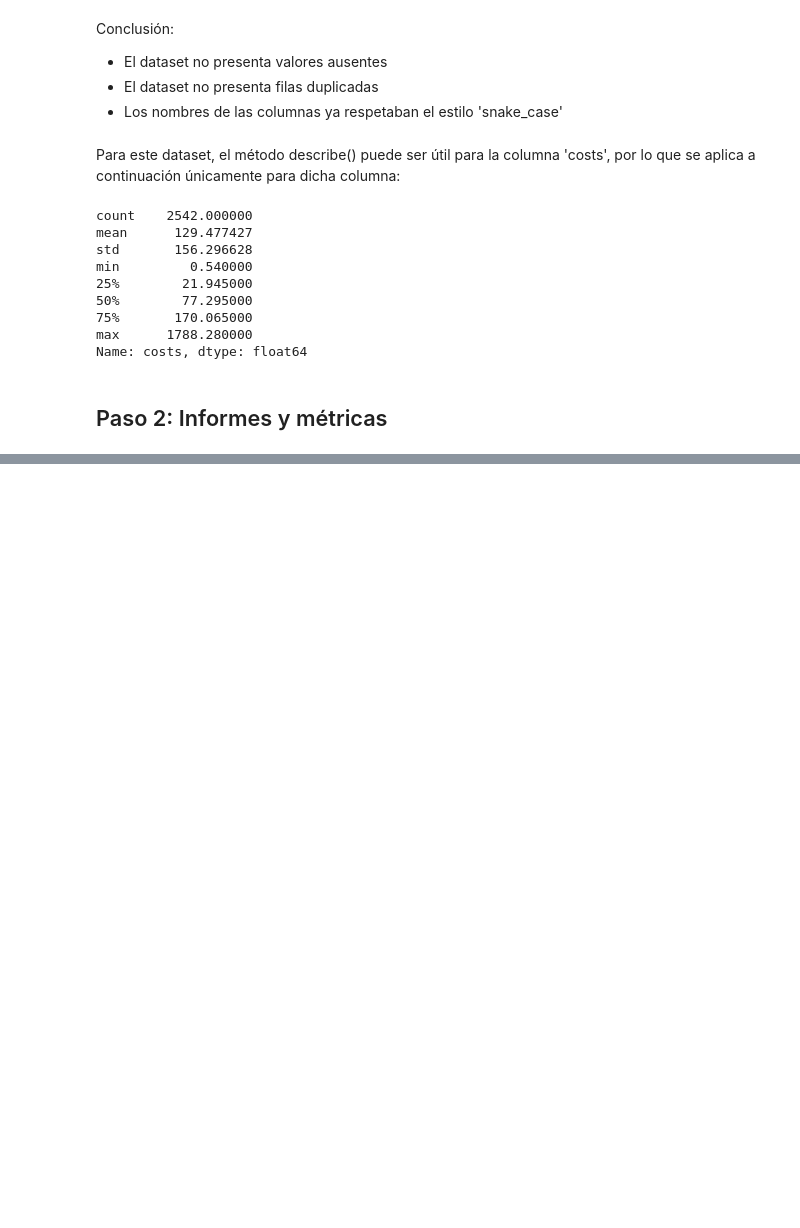
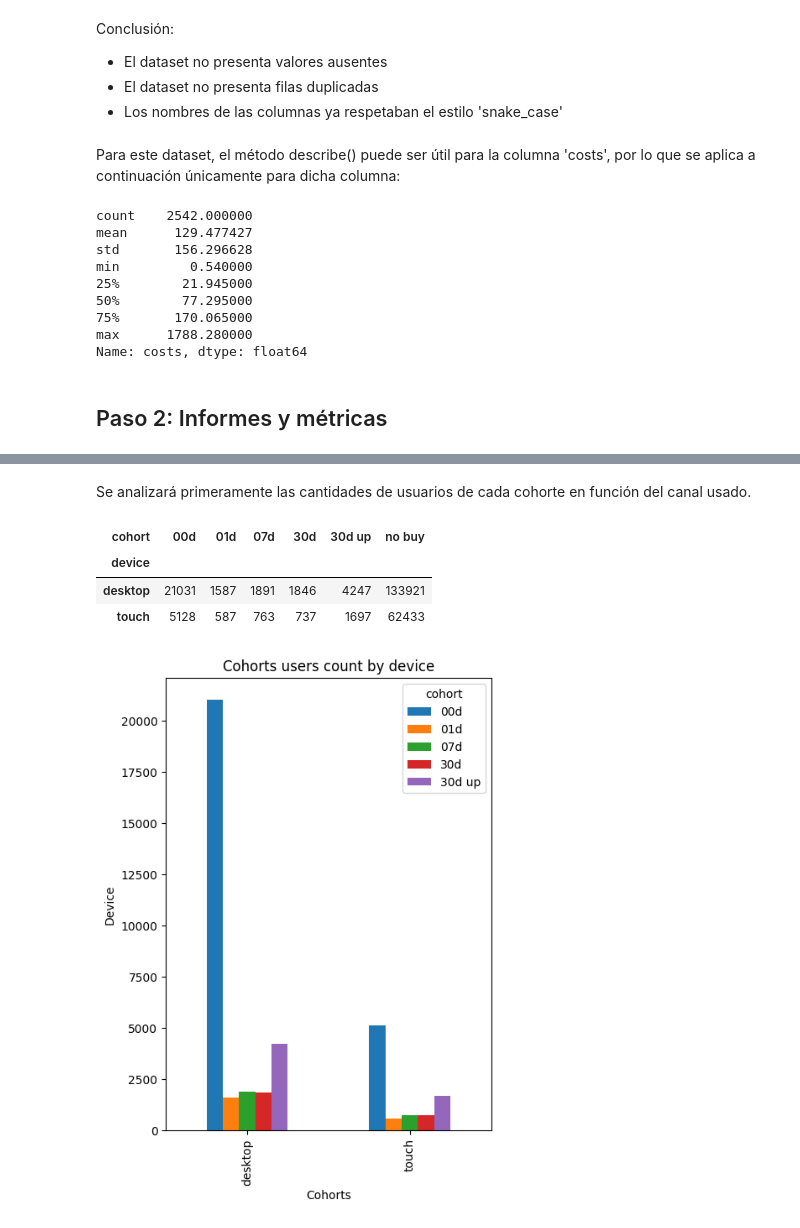
Before and after one commit to EmilioGonzalez29/TT-Project-S8, a Jupyter notebook: project.ipynb, the cells around one changed output, grey strips where cells are left out. Drawn from its saved outputs; the diff is of its cells as text; code cells hidden in the pictures; blank space fills up the shorter version.

```diff
--- a/project.ipynb
+++ b/project.ipynb
@@ -311,0 +576,11 @@ Name: costs, dtype: float64
+# %%
+df_visits_full.loc[df_visits_full['time_to_event'] == "0 days", 'cohort'] = '00d'
+df_visits_full.loc[df_visits_full['time_to_event'] == "1 days", 'cohort'] = '01d'
+df_visits_full.loc[(df_visits_full['time_to_event'] < "8 days") & (df_visits_full['time_to_event'] > "1 days"), 'cohort'] = '07d'
+df_visits_full.loc[(df_visits_full['time_to_event'] < "31 days") & (df_visits_full['time_to_event'] > "7 days"), 'cohort'] = '30d'
+df_visits_full.loc[df_visits_full['time_to_event'] > "30 days", 'cohort'] = '30d up'
+df_visits_full.loc[df_visits_full['time_to_event'].isna(), 'cohort'] = 'no buy'
+
+df_visits_full['cohort'] = df_visits_full['cohort'].astype('category')
+
+df_visits_full.info()
@@ -311,0 +605,13 @@ Name: costs, dtype: float64
+# %% [markdown]
+Se analizará primeramente las cantidades de usuarios de cada cohorte en función del canal usado.
+# %%
+chanel_pivot = df_visits_full.pivot_table(index='device', columns='cohort', values='uid', aggfunc='nunique', observed=False)
+display(chanel_pivot)
+chanel_pivot[['00d', '01d', '07d', '30d', '30d up']].plot(kind='bar', title='Cohorts users count by device', xlabel='Cohorts', ylabel='Device', figsize=[5,7])
+plt.show()
+# %% [output]
+| cohort | 00d | 01d | 07d | 30d | 30d up | no buy |
+| device |  |  |  |  |  |  |
+| desktop | 21031 | 1587 | 1891 | 1846 | 4247 | 133921 |
+| touch | 5128 | 587 | 763 | 737 | 1697 | 62433 |
+[figure, added]
```
Also changed, not shown: parts of 104 cells of this notebook, 2 other files.
